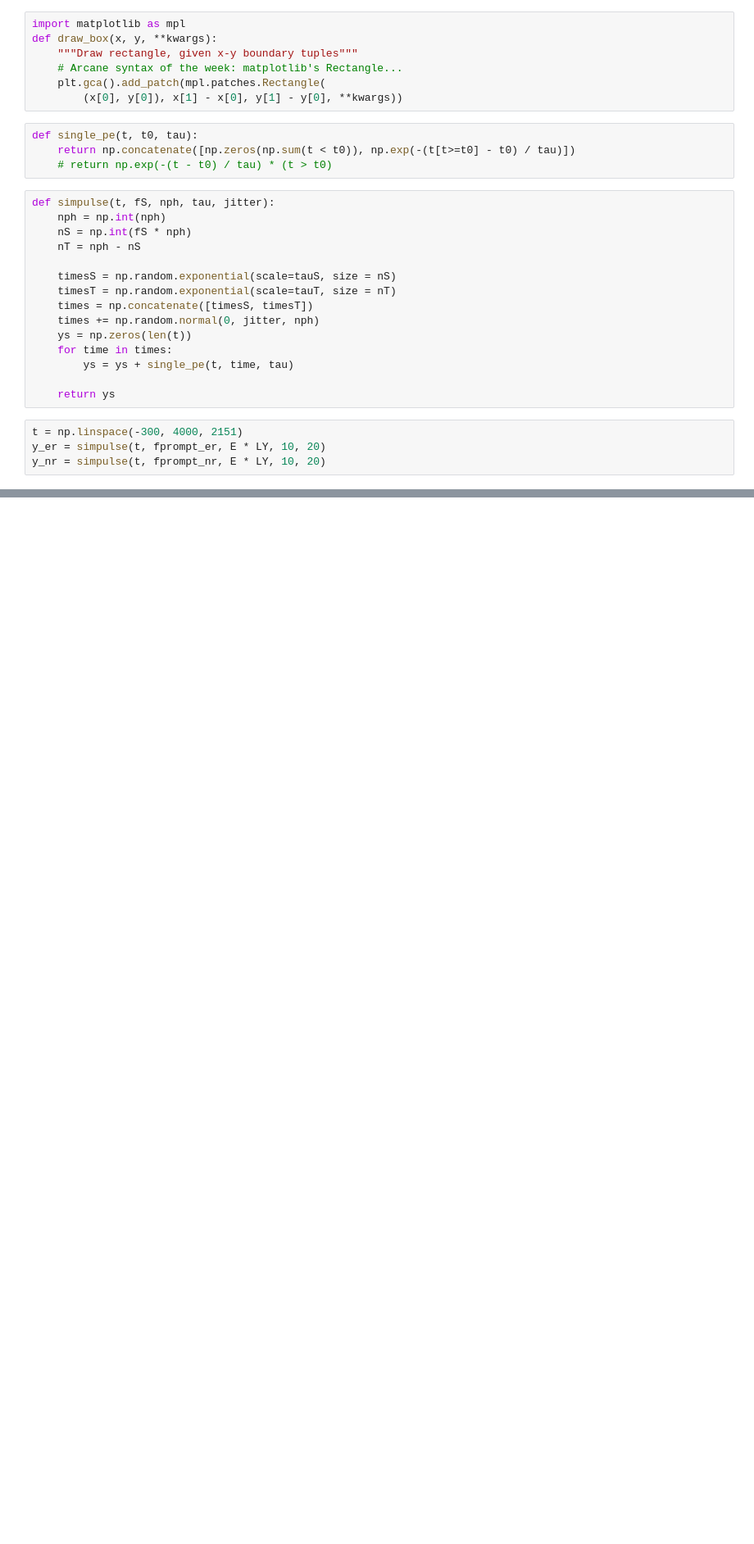
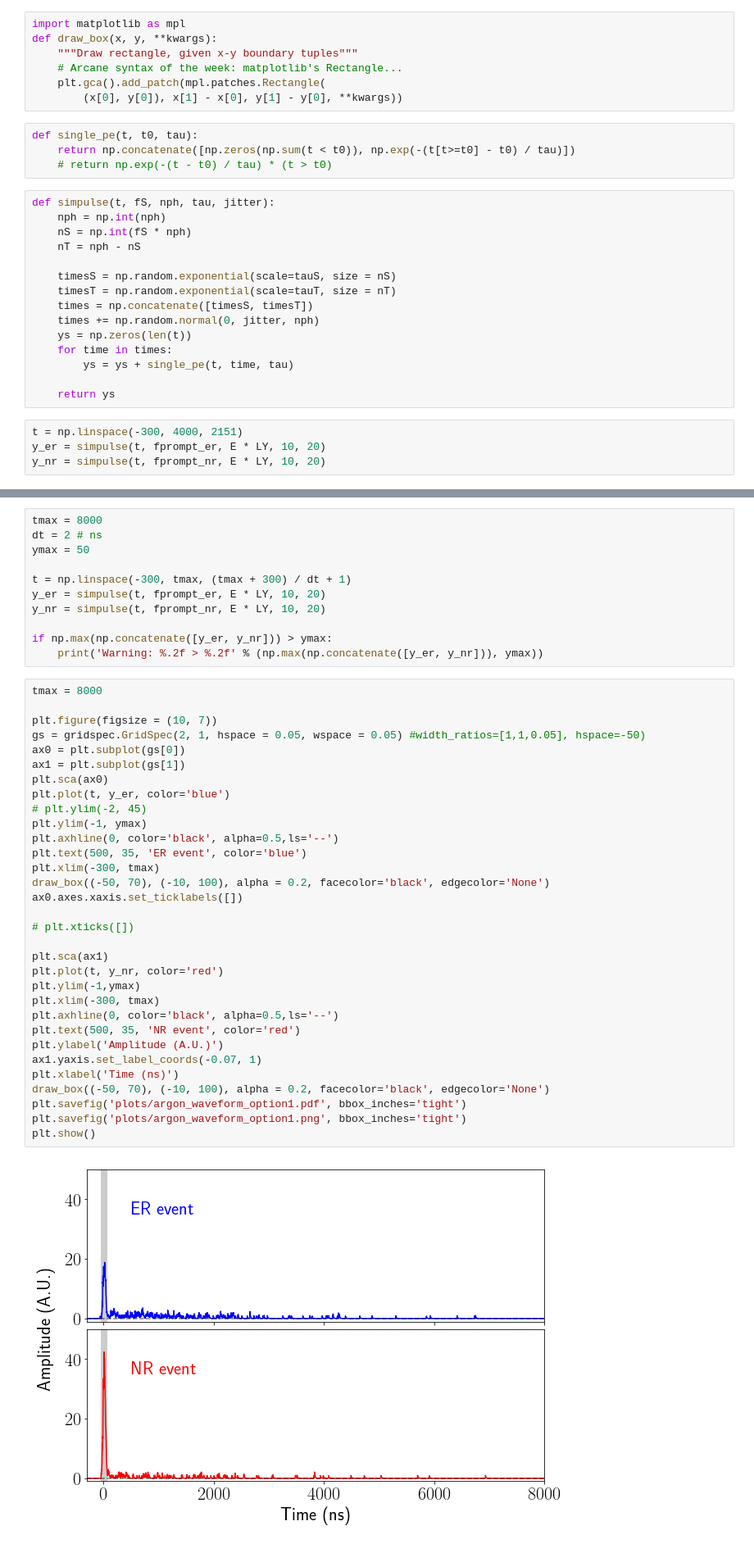
Before and after one commit to ErikHogenbirk/DMPlots, a Jupyter notebook: Argon_waveforms.ipynb, the cells around one changed output, grey strips where cells are left out. Shown at 82% size. Drawn from its saved outputs; the diff is of its cells as text; blank space fills up the shorter version.

Commit message:
Argon waveforms

```diff
--- a/Argon_waveforms.ipynb
+++ b/Argon_waveforms.ipynb
@@ -103,0 +106,45 @@ plt.show()
+# %%
+tmax = 8000
+dt = 2 # ns
+ymax = 50
+
+t = np.linspace(-300, tmax, (tmax + 300) / dt + 1)
+y_er = simpulse(t, fprompt_er, E * LY, 10, 20)
+y_nr = simpulse(t, fprompt_nr, E * LY, 10, 20)
+
+if np.max(np.concatenate([y_er, y_nr])) > ymax:
+    print('Warning: %.2f > %.2f' % (np.max(np.concatenate([y_er, y_nr])), ymax))
+# %%
+tmax = 8000
+
+plt.figure(figsize = (10, 7))
+gs = gridspec.GridSpec(2, 1, hspace = 0.05, wspace = 0.05) #width_ratios=[1,1,0.05], hspace=-50)
+ax0 = plt.subplot(gs[0])
+ax1 = plt.subplot(gs[1])
+plt.sca(ax0)
+plt.plot(t, y_er, color='blue')
+# plt.ylim(-2, 45)
+plt.ylim(-1, ymax)
+plt.axhline(0, color='black', alpha=0.5,ls='--')
+plt.text(500, 35, 'ER event', color='blue')
+plt.xlim(-300, tmax)
+draw_box((-50, 70), (-10, 100), alpha = 0.2, facecolor='black', edgecolor='None')
+ax0.axes.xaxis.set_ticklabels([])
+
+# plt.xticks([])
+
+plt.sca(ax1)
+plt.plot(t, y_nr, color='red')
+plt.ylim(-1,ymax)
+plt.xlim(-300, tmax)
+plt.axhline(0, color='black', alpha=0.5,ls='--')
+plt.text(500, 35, 'NR event', color='red')
+plt.ylabel('Amplitude (A.U.)')
+ax1.yaxis.set_label_coords(-0.07, 1)
+plt.xlabel('Time (ns)')
+draw_box((-50, 70), (-10, 100), alpha = 0.2, facecolor='black', edgecolor='None')
+plt.savefig('plots/argon_waveform_option1.pdf', bbox_inches='tight')
+plt.savefig('plots/argon_waveform_option1.png', bbox_inches='tight')
+plt.show()
+# %% [output]
+[figure, added]
```
Also changed, not shown: parts of 12 cells of this notebook.
